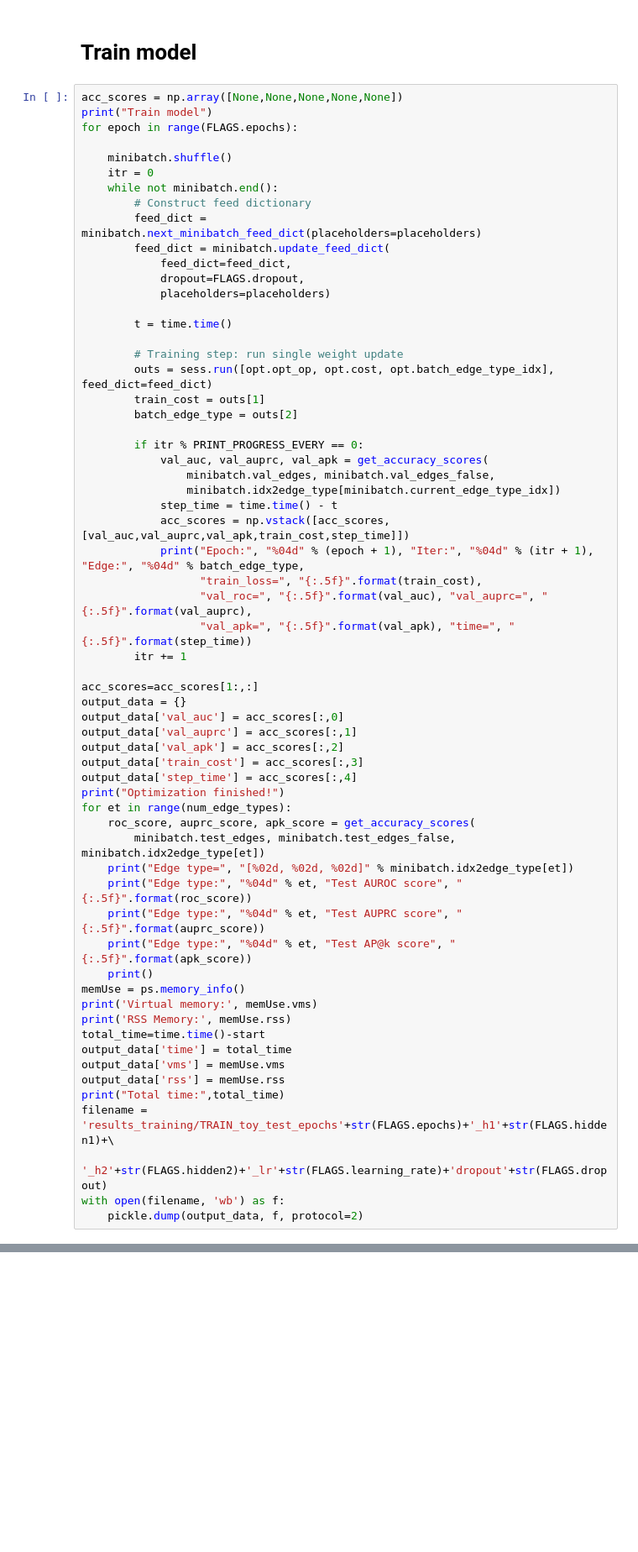
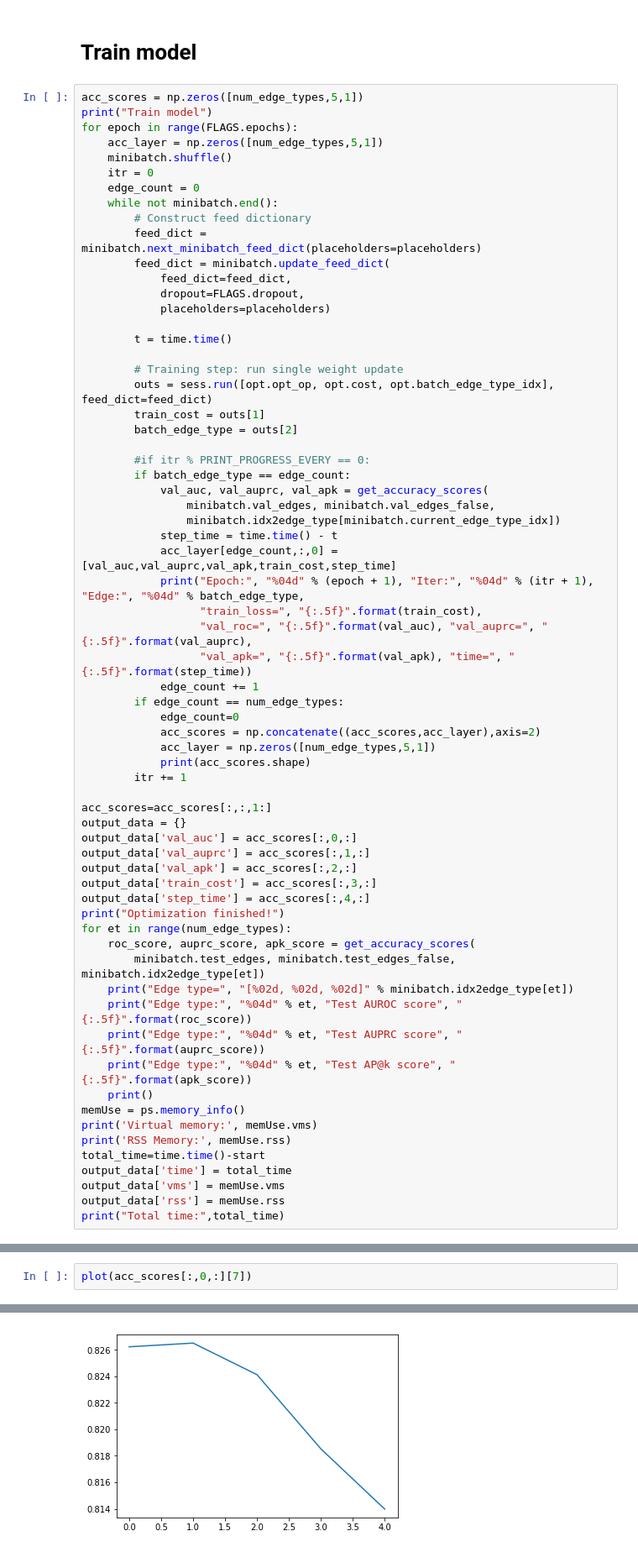
Before and after one commit to diitaz93/Master-Thesis, a Jupyter notebook: test.ipynb, the cells around one changed output, grey strips where cells are left out. Shown at 84% size. Drawn from its saved outputs; the diff is of its cells as text; blank space fills up the shorter version.

Commit message:
New printing and saving in training

```diff
--- a/test.ipynb
+++ b/test.ipynb
@@ -215,12 +222,13 @@ Initialize session
 # %% [markdown]
 # Train model
 # %%
-acc_scores = np.array([None,None,None,None,None])
+acc_scores = np.zeros([num_edge_types,5,1])
 print("Train model")
 for epoch in range(FLAGS.epochs):
-
+    acc_layer = np.zeros([num_edge_types,5,1])
     minibatch.shuffle()
     itr = 0
+    edge_count = 0
     while not minibatch.end():
         # Construct feed dictionary
         feed_dict = minibatch.next_minibatch_feed_dict(placeholders=placeholders)
@@ -236,25 +244,32 @@ for epoch in range(FLAGS.epochs):
         train_cost = outs[1]
         batch_edge_type = outs[2]
 
-        if itr % PRINT_PROGRESS_EVERY == 0:
+        #if itr % PRINT_PROGRESS_EVERY == 0:
+        if batch_edge_type == edge_count:
             val_auc, val_auprc, val_apk = get_accuracy_scores(
                 minibatch.val_edges, minibatch.val_edges_false,
                 minibatch.idx2edge_type[minibatch.current_edge_type_idx])
             step_time = time.time() - t
-            acc_scores = np.vstack([acc_scores,[val_auc,val_auprc,val_apk,train_cost,step_time]])
+            acc_layer[edge_count,:,0] = [val_auc,val_auprc,val_apk,train_cost,step_time]
             print("Epoch:", "%04d" % (epoch + 1), "Iter:", "%04d" % (itr + 1), "Edge:", "%04d" % batch_edge_type,
                   "train_loss=", "{:.5f}".format(train_cost),
                   "val_roc=", "{:.5f}".format(val_auc), "val_auprc=", "{:.5f}".format(val_auprc),
                   "val_apk=", "{:.5f}".format(val_apk), "time=", "{:.5f}".format(step_time))
+            edge_count += 1
+        if edge_count == num_edge_types:
+            edge_count=0
+            acc_scores = np.concatenate((acc_scores,acc_layer),axis=2)
+            acc_layer = np.zeros([num_edge_types,5,1])
+            print(acc_scores.shape)
         itr += 1
 
-acc_scores=acc_scores[1:,:]
+acc_scores=acc_scores[:,:,1:]
 output_data = {}
-output_data['val_auc'] = acc_scores[:,0]
-output_data['val_auprc'] = acc_scores[:,1]
-output_data['val_apk'] = acc_scores[:,2]
-output_data['train_cost'] = acc_scores[:,3]
-output_data['step_time'] = acc_scores[:,4]
+output_data['val_auc'] = acc_scores[:,0,:]
+output_data['val_auprc'] = acc_scores[:,1,:]
+output_data['val_apk'] = acc_scores[:,2,:]
+output_data['train_cost'] = acc_scores[:,3,:]
+output_data['step_time'] = acc_scores[:,4,:]
 print("Optimization finished!")
 for et in range(num_edge_types):
     roc_score, auprc_score, apk_score = get_accuracy_scores(
@@ -272,9 +287,5 @@ output_data['time'] = total_time
 output_data['vms'] = memUse.vms
 output_data['rss'] = memUse.rss
 print("Total time:",total_time)
-filename = 'results_training/TRAIN_toy_test_epochs'+str(FLAGS.epochs)+'_h1'+str(FLAGS.hidden1)+\
-           '_h2'+str(FLAGS.hidden2)+'_lr'+str(FLAGS.learning_rate)+'dropout'+str(FLAGS.dropout)
-with open(filename, 'wb') as f:
-    pickle.dump(output_data, f, protocol=2)
 # %% [output]
 Train model
@@ -296,0 +308,3 @@ Total time: 276.809416056
+# %%
+plot(acc_scores[:,0,:][7])
+# %% [output]
@@ -296,0 +312 @@ Total time: 276.809416056
+[figure, added]
```
Also changed, not shown: parts of 5 cells of this notebook, 7 other files.
